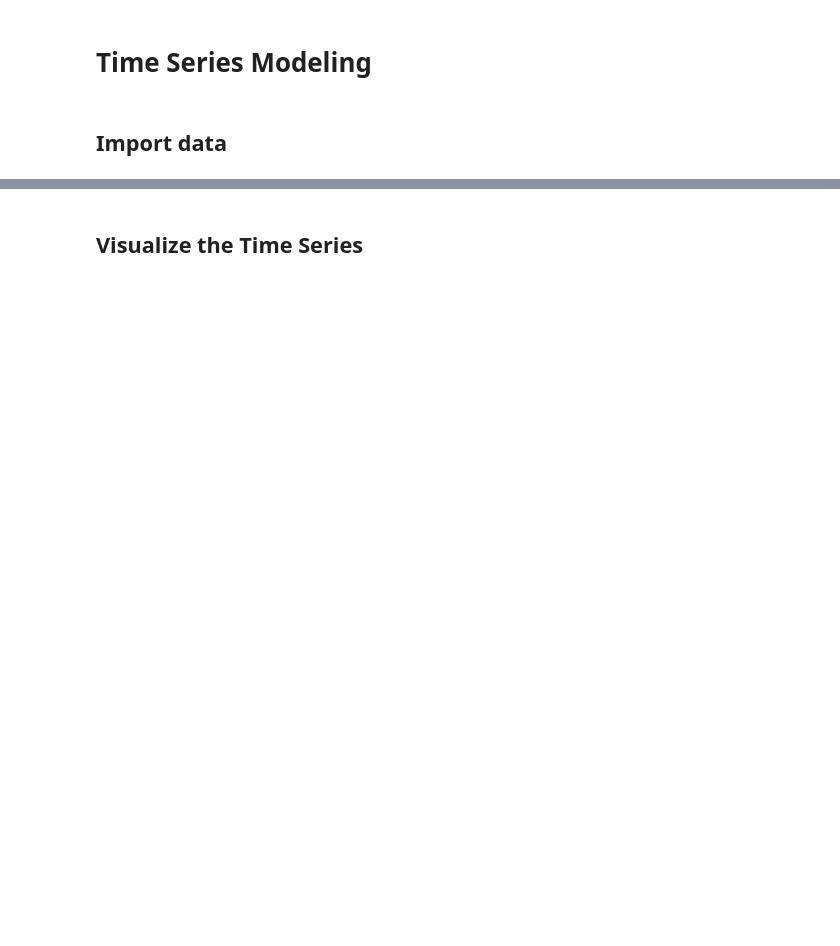
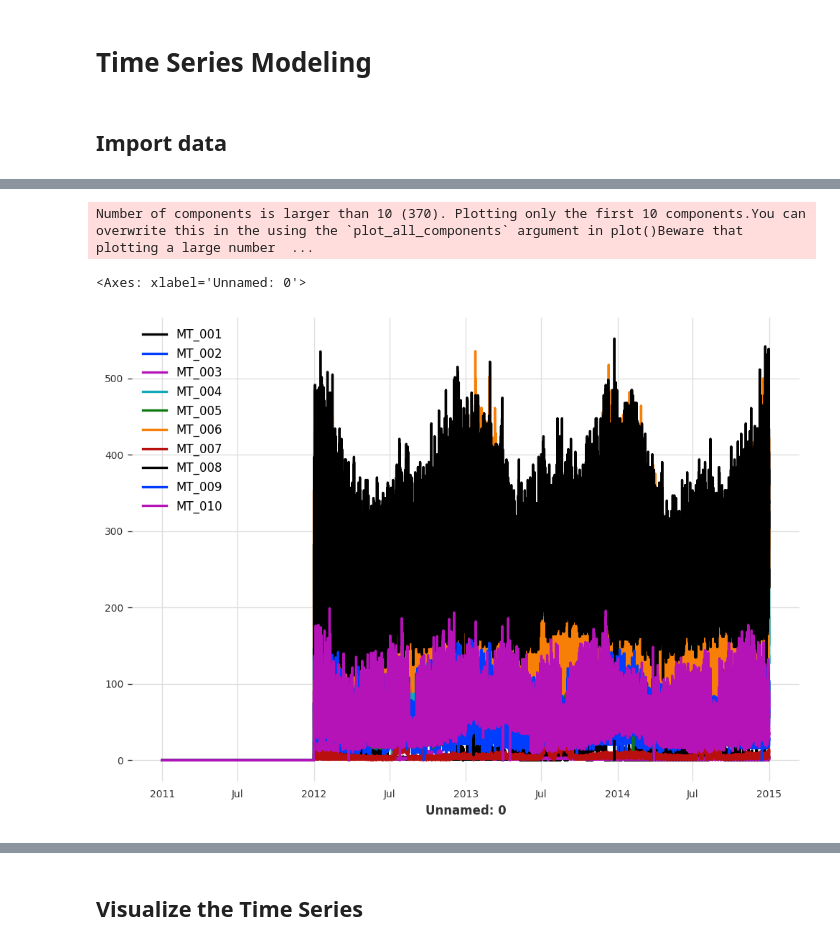
Before and after one commit to Phenikaa-University/AI-dev, a Jupyter notebook: 12_online/VuongTuanCuong_lab12.ipynb, the cells around one changed output, grey strips where cells are left out. Drawn from its saved outputs; the diff is of its cells as text; code cells hidden in the pictures; blank space fills up the shorter version.

```diff
--- a/12_online/VuongTuanCuong_lab12.ipynb
+++ b/12_online/VuongTuanCuong_lab12.ipynb
@@ -67,0 +36,7 @@ df.head()
+# %%
+multi_serie_elec = ElectricityDataset().load()
+multi_serie_elec.plot()
+# %% [output]
+Number of components is larger than 10 (370). Plotting only the first 10 components.You can overwrite this in the using the `plot_all_components` argument in plot()Beware that plotting a large number  ...
+<Axes: xlabel='Unnamed: 0'>
+[figure, added]
```
Also changed, not shown: parts of 43 cells of this notebook.
